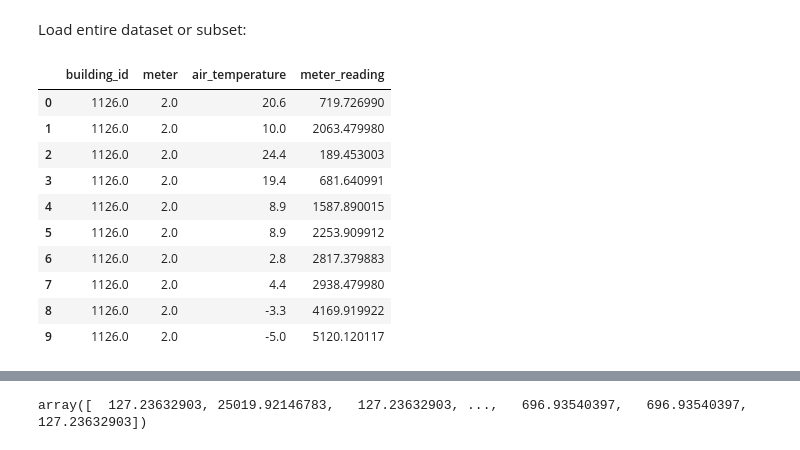
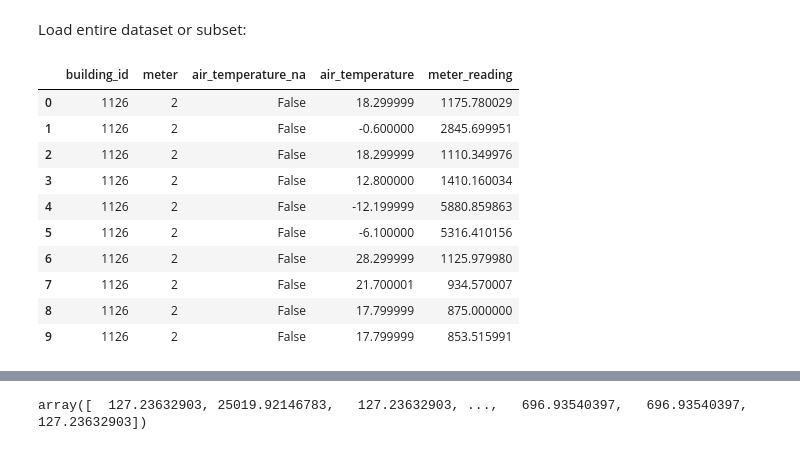
Before and after one commit to fastai-energetic-engineering/ashrae, a Jupyter notebook: ASHRAE_energy_fastai.ipynb, the cells around one changed output, grey strips where cells are left out. Cells and saved outputs as stored; diff of their text form; code cells hidden in the pictures.

Commit message:
Using a MaskSplitter for 2-fold cross-validation

```diff
--- a/ASHRAE_energy_fastai.ipynb
+++ b/ASHRAE_energy_fastai.ipynb
@@ -117,7 +117,7 @@ def prepare_data(type='train'):
     # adjust timestamp
     timediff = {0:4,1:0,2:7,3:4,4:7,5:0,6:4,7:4,8:4,9:5,10:7,11:4,12:0,13:5,14:4,15:4}
     weather['time_diff']= weather['site_id'].map(timediff)
-    weather['time_diff'] = weather['time_diff'].apply(lambda x: datetime.timedelta(hours=x))
+    weather['time_diff'] = weather['time_diff'].apply(lambda x: dt.timedelta(hours=x))
     weather['timestamp_gmt'] = pd.to_datetime(weather['timestamp'])
     weather['timestamp'] = weather['timestamp_gmt'] - weather['time_diff']
 
@@ -155,15 +155,16 @@ t[['timestamp', 'meter_reading']].set_index('timestamp').plot()
 # %%
 # Use an IndexSplitter and load using TabularPandas then to a dataloader
 
-t = t[['building_id', 'meter_reading','meter','air_temperature']]
-#splits=IndexSplitter(range(50*1000,64*1000))(range_of(t))
-splits=RandomSplitter()(range_of(t)) # this will pollute validation with training data!!
-to = TabularPandas(t, procs=[Categorify, FillMissing, Normalize],
+#t = t[['building_id', 'meter_reading','meter','air_temperature']]
+
+# 2-fold cross-validation. Build 2 models, each with half the year as training data
+splits1=MaskSplitter(t['timestamp'] < '2016-07-01')(range_of(t))
+to1 = TabularPandas(t, procs=[Categorify, FillMissing, Normalize],
                    cat_names = ['building_id', 'meter'],
                    cont_names = ['air_temperature'],
                    y_names='meter_reading',
-                   splits=splits)
-dls = to.dataloaders(bs=64)
+                   splits=splits1)
+dls1 = to1.dataloaders(bs=64)
 # %% [markdown]
 Load entire dataset or subset:
 # %%
@@ -188,19 +189,19 @@ procs = [Categorify, FillMissing, Normalize]
 dls = TabularDataLoaders.from_df(t.head(64*1000), procs=procs, cat_names=cat_names, cont_names=cont_names,
                                  y_names="meter_reading")
 # %%
-dls.show_batch()
+dls1.show_batch()
 # %% [output]
-|  | building_id | meter | air_temperature | meter_reading |
-| 0 | 1126.0 | 2.0 | 20.6 | 719.726990 |
-| 1 | 1126.0 | 2.0 | 10.0 | 2063.479980 |
-| 2 | 1126.0 | 2.0 | 24.4 | 189.453003 |
-| 3 | 1126.0 | 2.0 | 19.4 | 681.640991 |
-| 4 | 1126.0 | 2.0 | 8.9 | 1587.890015 |
-| 5 | 1126.0 | 2.0 | 8.9 | 2253.909912 |
-| 6 | 1126.0 | 2.0 | 2.8 | 2817.379883 |
-| 7 | 1126.0 | 2.0 | 4.4 | 2938.479980 |
-| 8 | 1126.0 | 2.0 | -3.3 | 4169.919922 |
-| 9 | 1126.0 | 2.0 | -5.0 | 5120.120117 |
+|  | building_id | meter | air_temperature_na | air_temperature | meter_reading |
+| 0 | 1126 | 2 | False | 18.299999 | 1175.780029 |
+| 1 | 1126 | 2 | False | -0.600000 | 2845.699951 |
+| 2 | 1126 | 2 | False | 18.299999 | 1110.349976 |
+| 3 | 1126 | 2 | False | 12.800000 | 1410.160034 |
+| 4 | 1126 | 2 | False | -12.199999 | 5880.859863 |
+| 5 | 1126 | 2 | False | -6.100000 | 5316.410156 |
+| 6 | 1126 | 2 | False | 28.299999 | 1125.979980 |
+| 7 | 1126 | 2 | False | 21.700001 | 934.570007 |
+| 8 | 1126 | 2 | False | 17.799999 | 875.000000 |
+| 9 | 1126 | 2 | False | 17.799999 | 853.515991 |
 # %%
 # Train a model
 
```
Also changed, not shown: parts of 2 cells of this notebook.
